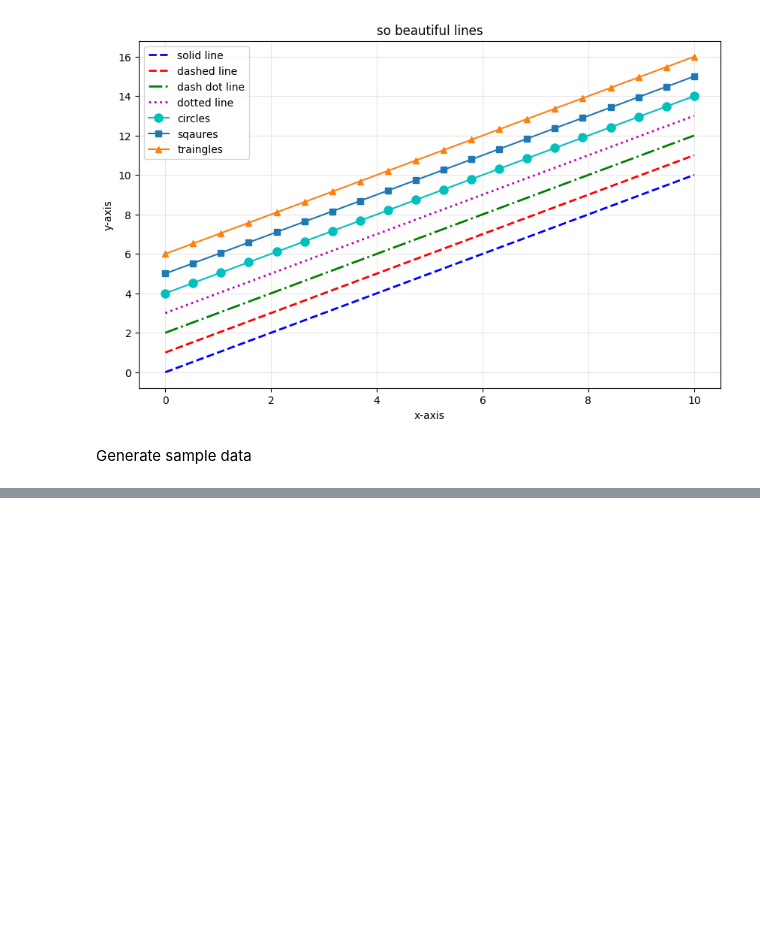
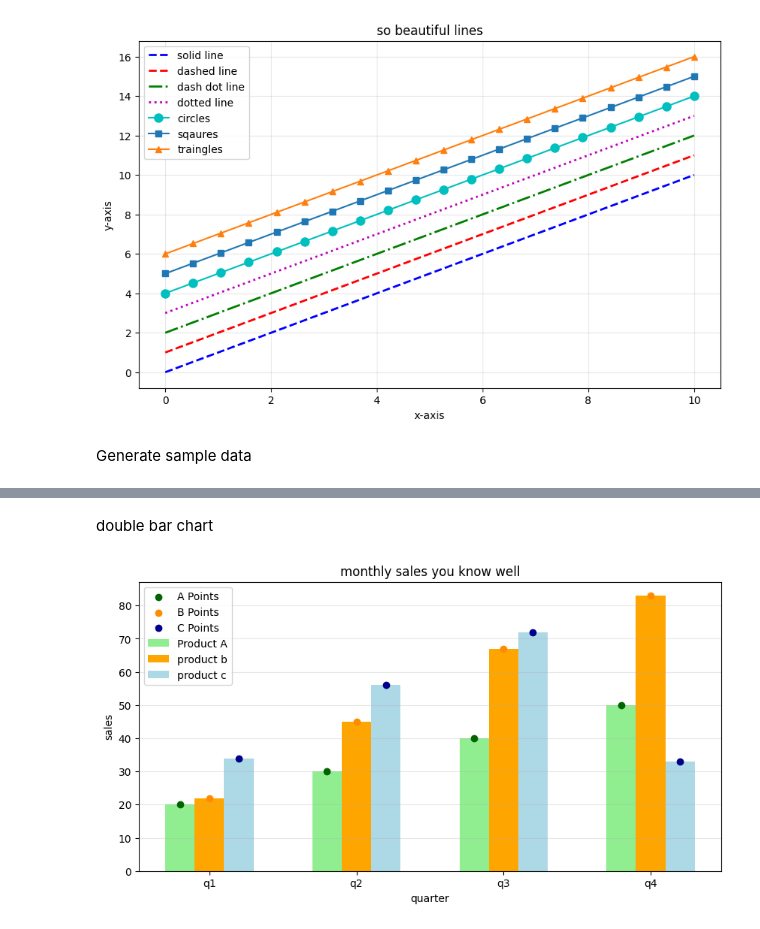
Before and after one commit to mukulvaths9999-create/python_practise, a Jupyter notebook: matplotlib practise.ipynb, the cells around one changed output, grey strips where cells are left out. Drawn from its saved outputs; the diff is of its cells as text; code cells hidden in the pictures; blank space fills up the shorter version.

```diff
--- a/matplotlib practise.ipynb
+++ b/matplotlib practise.ipynb
@@ -96,0 +129,30 @@ plt.show()
+# %% [markdown]
+double bar chart
+# %%
+cat=["q1","q2","q3","q4"]
+pr_a=[20,30,40,50]
+pr_b=[22,45,67,83]
+pr_c=[34,56,72,33]
+
+x=np.arange(len(cat))
+width=0.2
+
+plt.figure(figsize=(10,5))
+
+plt.bar(x-width,pr_a,width,color="lightgreen",label="Product A")
+plt.bar(x,pr_b,width,color="orange",label="product b")
+plt.bar(x+width,pr_c,width,color="lightblue",label="product c")
+
+plt.scatter(x - width, pr_a, color="darkgreen", zorder=3, label="A Points")
+plt.scatter(x, pr_b, color="darkorange", zorder=3, label="B Points")
+plt.scatter(x + width, pr_c, color="darkblue", zorder=3, label="C Points")
+
+plt.xlabel("quarter")
+plt.ylabel("sales")
+plt.title("monthly sales you know well")
+plt.xticks(x,cat)
+plt.legend()
+plt.grid(True,alpha=0.3,axis="y")
+plt.show()
+# %% [output]
+[figure, added]
```
Also changed, not shown: parts of 5 cells of this notebook.
